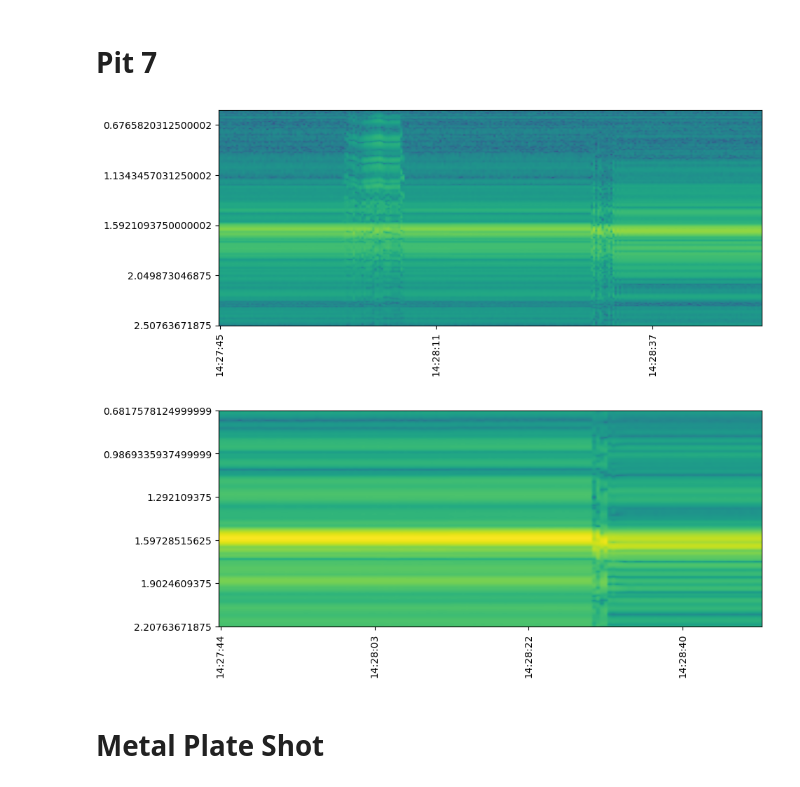
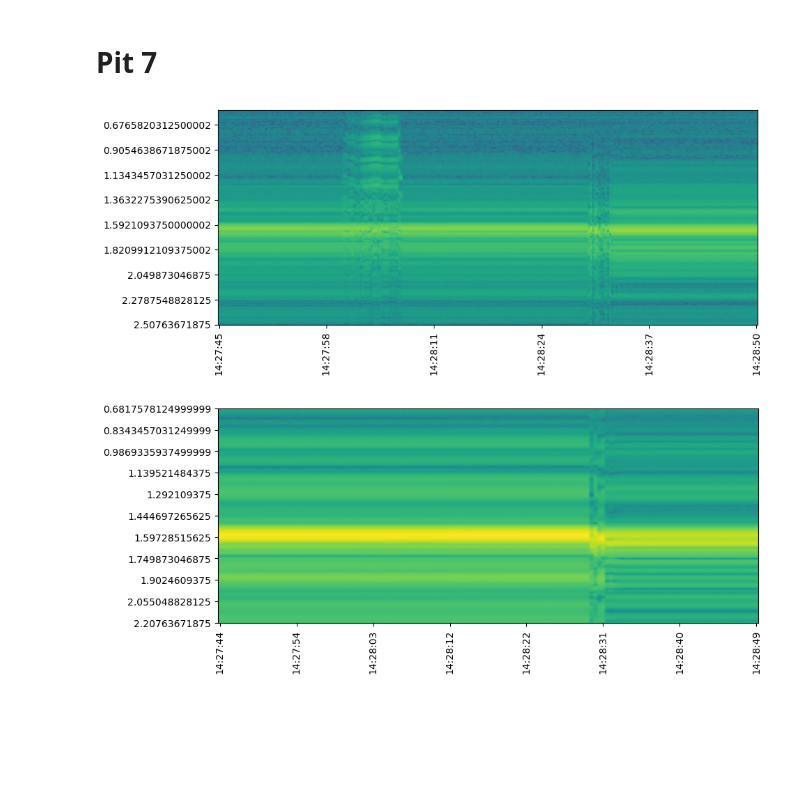
Before and after one commit to robbiemallett/kuka_slush, a Jupyter notebook: code/Get_kuka_times.ipynb, the cells around one changed output. Drawn from its saved outputs; the diff is of its cells as text; code cells hidden in the pictures; blank space fills up the shorter version.

```diff
--- a/code/Get_kuka_times.ipynb
+++ b/code/Get_kuka_times.ipynb
@@ -167,16 +145,16 @@ pits[pitno]['file'] = f
 # %% [markdown]
 # Pit 7
 # %%
-f = 'kuka_stare_decon_Ka-Scat20230815-142745.nc'
+ka_f = 'kuka_stare_decon_Ka-Scat20230815-142745.nc'
 
-plot_file(f,'ka')
+kt.plot_file(ka_f,'ka',directory)
 
-f = 'kuka_stare_decon_Ku-Scat20230815-142744.nc'
+ku_f = 'kuka_stare_decon_Ku-Scat20230815-142744.nc'
 
-plot_file(f,'ku')
+kt.plot_file(ku_f,'ku',directory)
 # %% [output]
-[figure, old version]
+[figure, new version]
-[figure, old version]
+[figure, new version]
 # %%
 pitno=7
 pits[pitno] = {}
@@ -186,2 +164,0 @@ pits[pitno]['file'] = f
-# %% [markdown]
-# Metal Plate Shot
```
Also changed, not shown: parts of 23 cells of this notebook, 21 other files.
